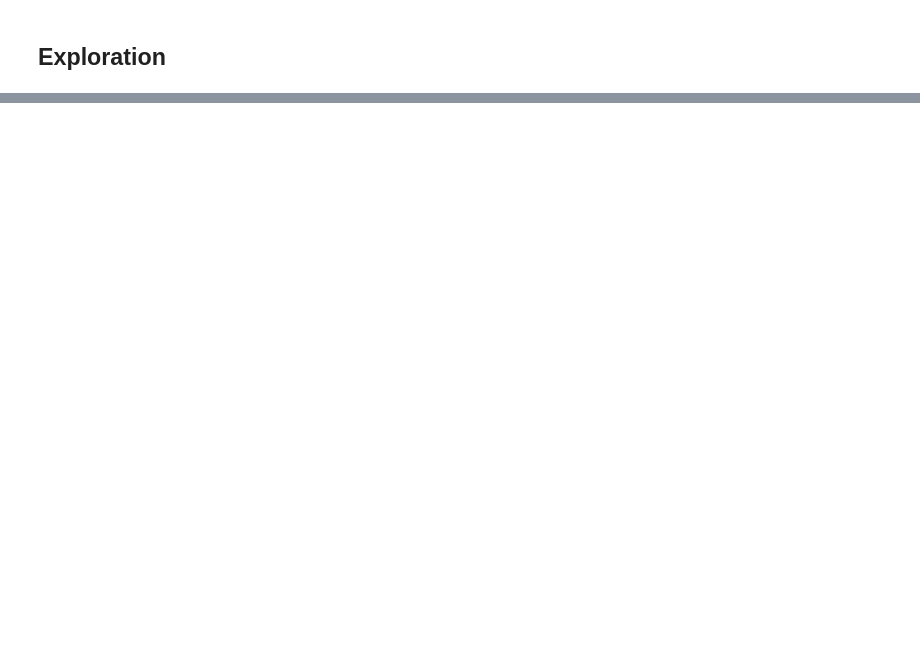
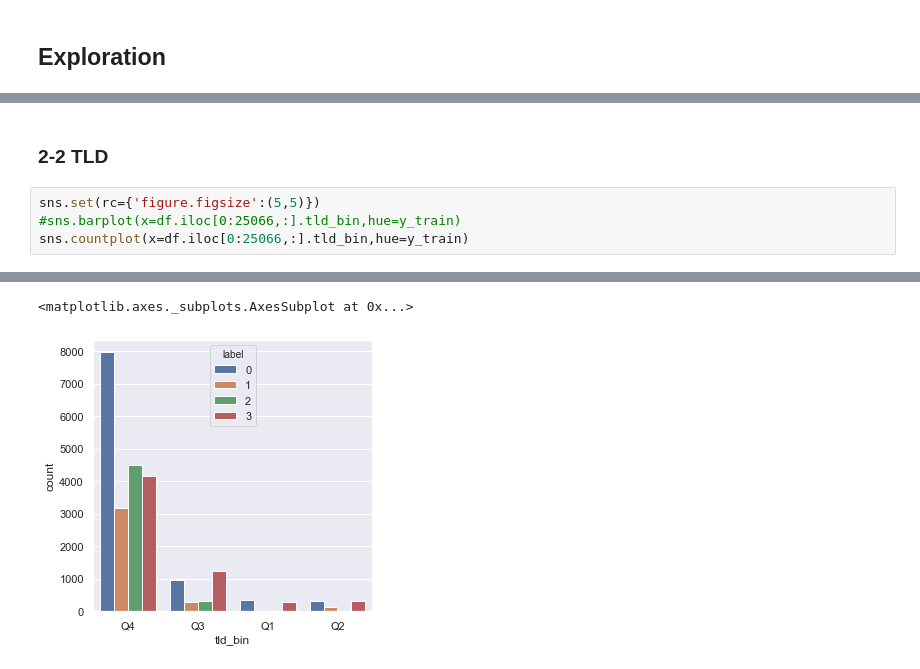
Before and after one commit to mohcineelharras/Email-Classification, a Jupyter notebook: v2.ipynb, the cells around one changed output, grey strips where cells are left out. Saved outputs shown, nothing was run; the diff lists cells and outputs as text; blank space fills up the shorter version.

```diff
--- a/v2.ipynb
+++ b/v2.ipynb
@@ -76,0 +288,7 @@ paytm                        20
+# %% [markdown]
+### 2-2 TLD
+# %%
+sns.set(rc={'figure.figsize':(5,5)})
+#sns.barplot(x=df.iloc[0:25066,:].tld_bin,hue=y_train)
+sns.countplot(x=df.iloc[0:25066,:].tld_bin,hue=y_train)
+# %% [output]
@@ -76,0 +297,2 @@ paytm                        20
+<matplotlib.axes._subplots.AxesSubplot at 0x...>
+[figure, added]
```
Also changed, not shown: parts of 43 cells of this notebook, 5 other files.
